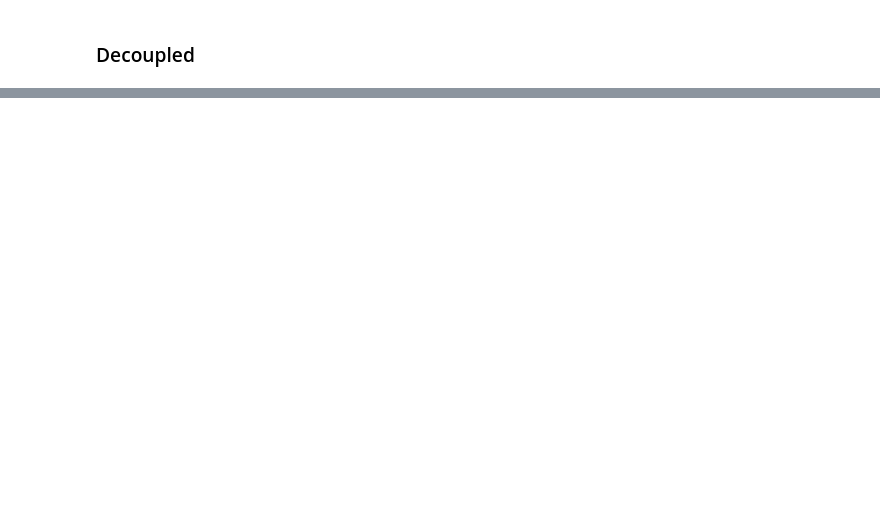
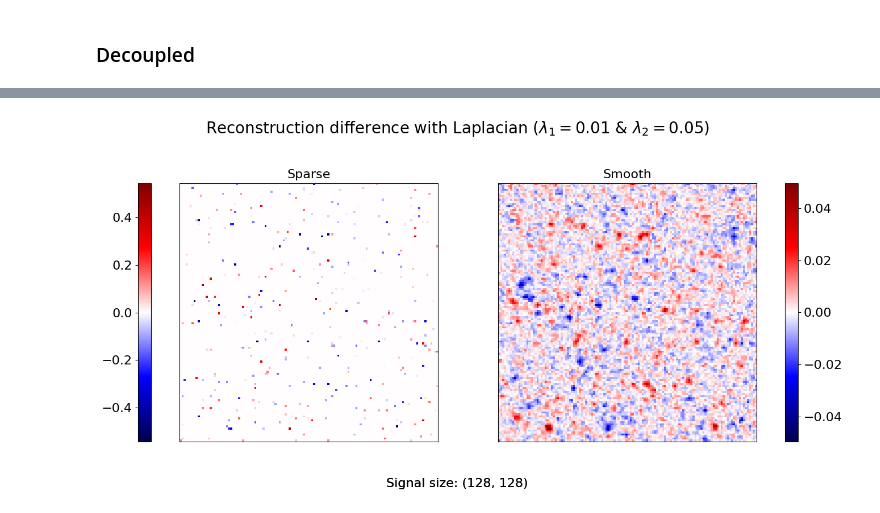
Before and after one commit to vacostaepfl/L1-L2, a Jupyter notebook: main.ipynb, the cells around one changed output, grey strips where cells are left out. Cells and saved outputs as stored; diff of their text form; code cells hidden in the pictures; blank space fills up the shorter version.

```diff
--- a/main.ipynb
+++ b/main.ipynb
@@ -154,0 +198,11 @@ mettre image côte à côte (chaque taille) avec diff
+# %%
+difference(N,
+    laplacian,
+    lambda1,
+    lambda2,
+    sparse_rcstr_coupled,
+    sparse_rcstr_decoupled,
+    smooth_rcstr_coupled,
+    smooth_rcstr_decoupled);
+# %% [output]
+[figure, added]
```
Also changed, not shown: parts of 14 cells of this notebook, 3 other files.
